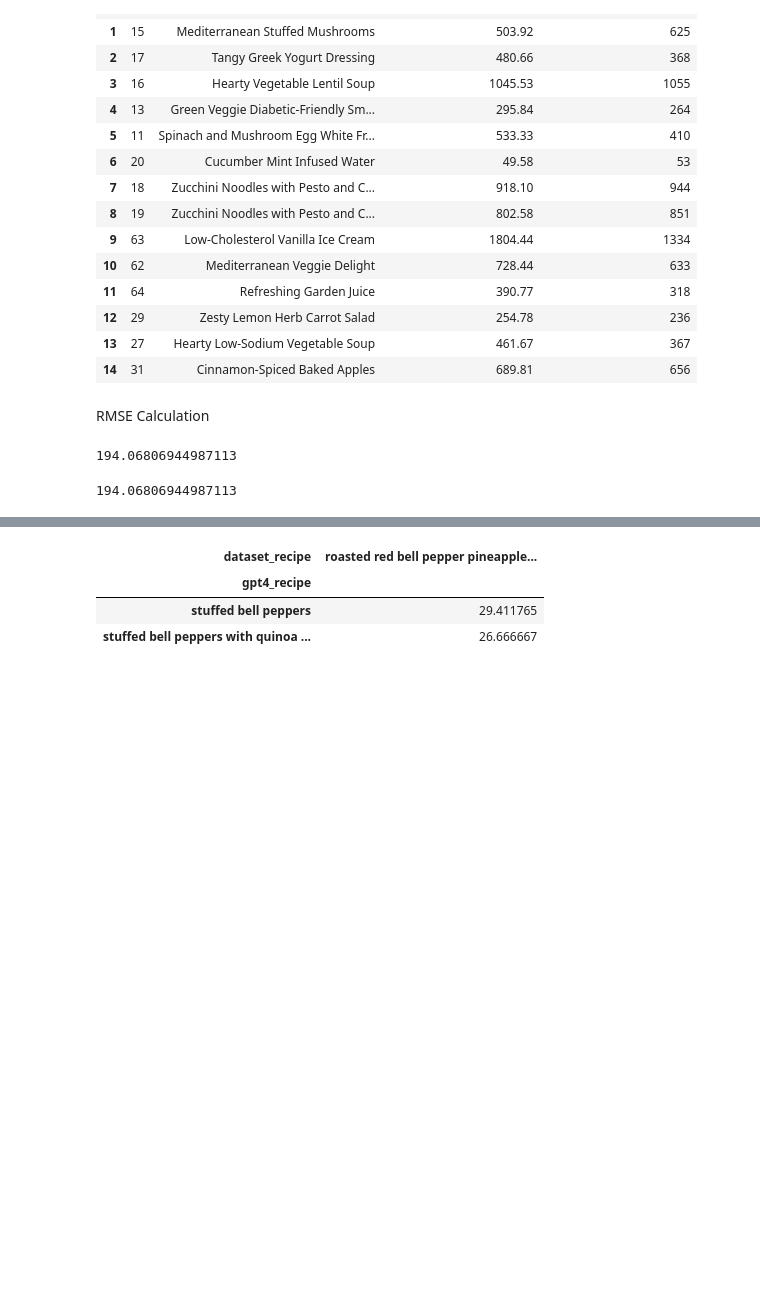
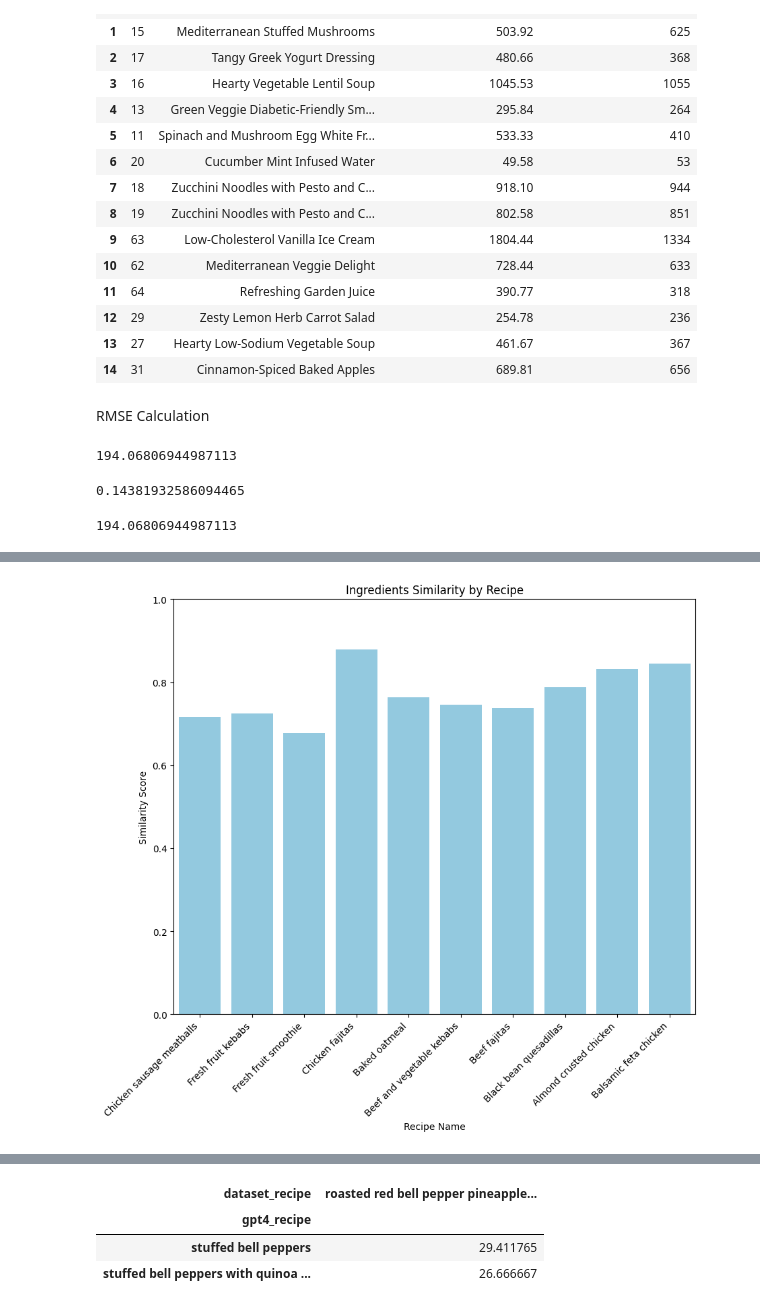
Before and after one commit to tanwardivya/ai-meal-recommendation, a Jupyter notebook: notebooks/results_graph.ipynb, the cells around one changed output, grey strips where cells are left out. Drawn from its saved outputs; the diff is of its cells as text; code cells hidden in the pictures; blank space fills up the shorter version.

```diff
--- a/notebooks/results_graph.ipynb
+++ b/notebooks/results_graph.ipynb
@@ -71,4 +140,8 @@ from sklearn.metrics import mean_squared_error
 from math import sqrt
+# %%
+mean_absolute_percentage_error(list(df['usda_calorie_estimation'].values), list(df['gpt4_calorie_estimation'].values))
+# %% [output]
+0.14381932586094465
 # %%
 sqrt(mean_squared_error(list(df['usda_calorie_estimation'].values), list(df['gpt4_calorie_estimation'].values)))
 # %% [output]
@@ -95,6 +171,22 @@ df_recipe
 # %%
 fig = px.line(df_recipe, x='recipe_name', y='ingredients_similarity')
 fig.show()
+# %%
+plt.figure(figsize=(10, 8))
+bar_plot=sns.barplot(data=df_recipe, x='recipe_name', y='ingredients_similarity',  color='skyblue')
+plt.title('Ingredients Similarity by Recipe')
+plt.xlabel('Recipe Name')
+plt.ylabel('Similarity Score')
+plt.xticks(rotation=45, ha='right')  # Rotate x-axis labels for better visibility
+plt.ylim(0, 1)  # Assuming similarity score ranges from 0 to 1
+
+# # Save the plot to a file
+# plot_figure = bar_plot.get_figure()
+# plot_figure.savefig("../data/results/Ingredients_Similarity_Plot.png")
+# Show the plot
+plt.show()
+# %% [output]
+[figure, added]
 # %%
 fig = px.line(df_recipe, x='recipe_name', y='directions_similarity')
 fig.show()
```
Also changed, not shown: parts of 14 cells of this notebook, 16 other files.
